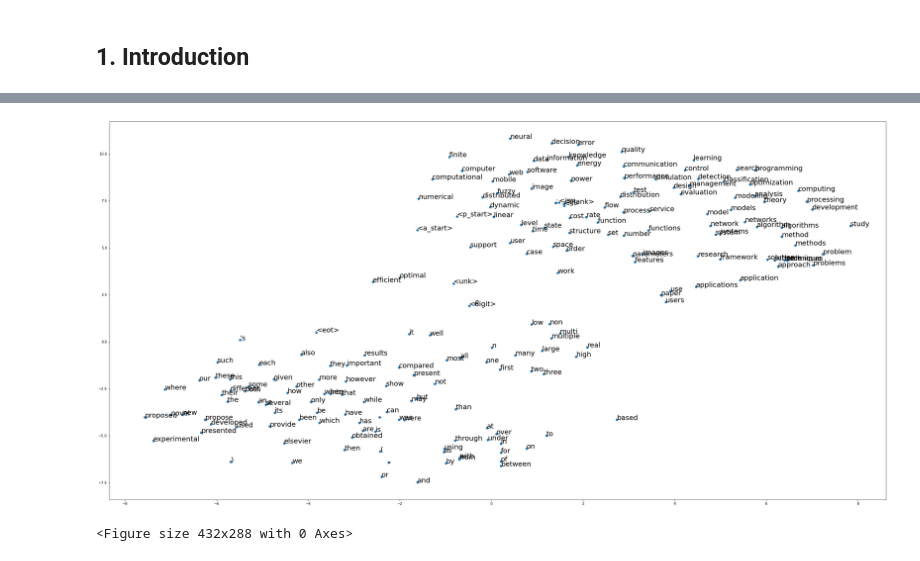
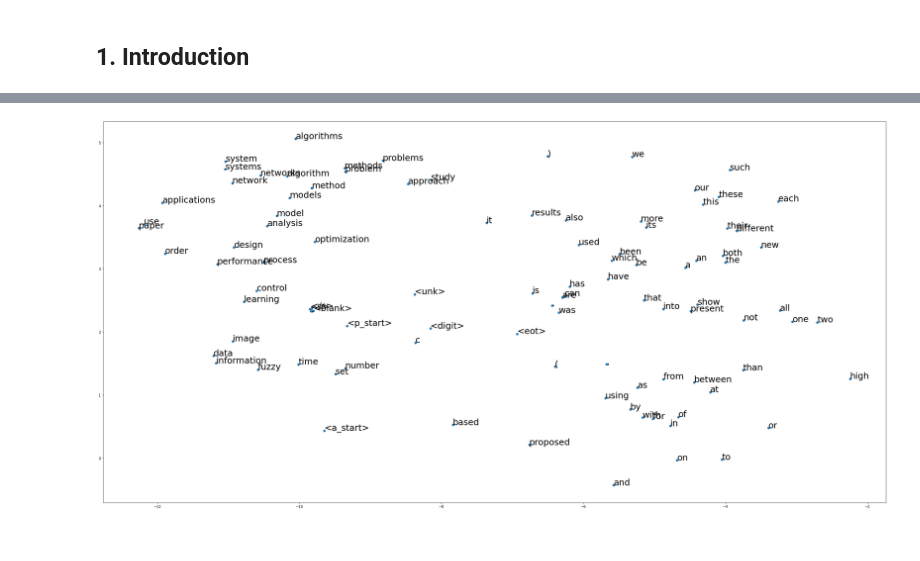
Before and after one commit to JudePark96/embedding-visualization, a Jupyter notebook: embedding_visualization.ipynb, the cells around one changed output, grey strips where cells are left out. Drawn from its saved outputs; the diff is of its cells as text; code cells hidden in the pictures.

Commit message:
add t-sne vocab size 100 result

```diff
--- a/embedding_visualization.ipynb
+++ b/embedding_visualization.ipynb
@@ -68,21 +68,19 @@ Wall time: 924 ms
 # %%
 import pandas as pd
 
-gcn_embed_df = pd.DataFrame(tsne_gcn_embed, index=vocab[:200], columns=['x', 'y'])
+gcn_embed_df = pd.DataFrame(tsne_gcn_embed, index=vocab[:100], columns=['x', 'y'])
 # %%
 fig = plt.figure()
 fig.set_size_inches(40, 20)
 ax = fig.add_subplot(1, 1, 1)
 
 ax.scatter(gcn_embed_df['x'], gcn_embed_df['y'])
 
 for word, pos in gcn_embed_df.iterrows():
-    ax.annotate(word, pos, fontsize=20)
+    ax.annotate(word, pos, fontsize=25)
 plt.show()
-plt.savefig('gcn_embed_vocab_size_400.png')
 # %% [output]
-[figure, old version]
+[figure, new version]
-<Figure size 432x288 with 0 Axes>
 # %%
 t_sne = TSNE(n_components=2, verbose=2)
 %time tsne_normal_embed = t_sne.fit_transform(normal_embed_weights)
```
Also changed, not shown: parts of 5 cells of this notebook, 3 other files.
